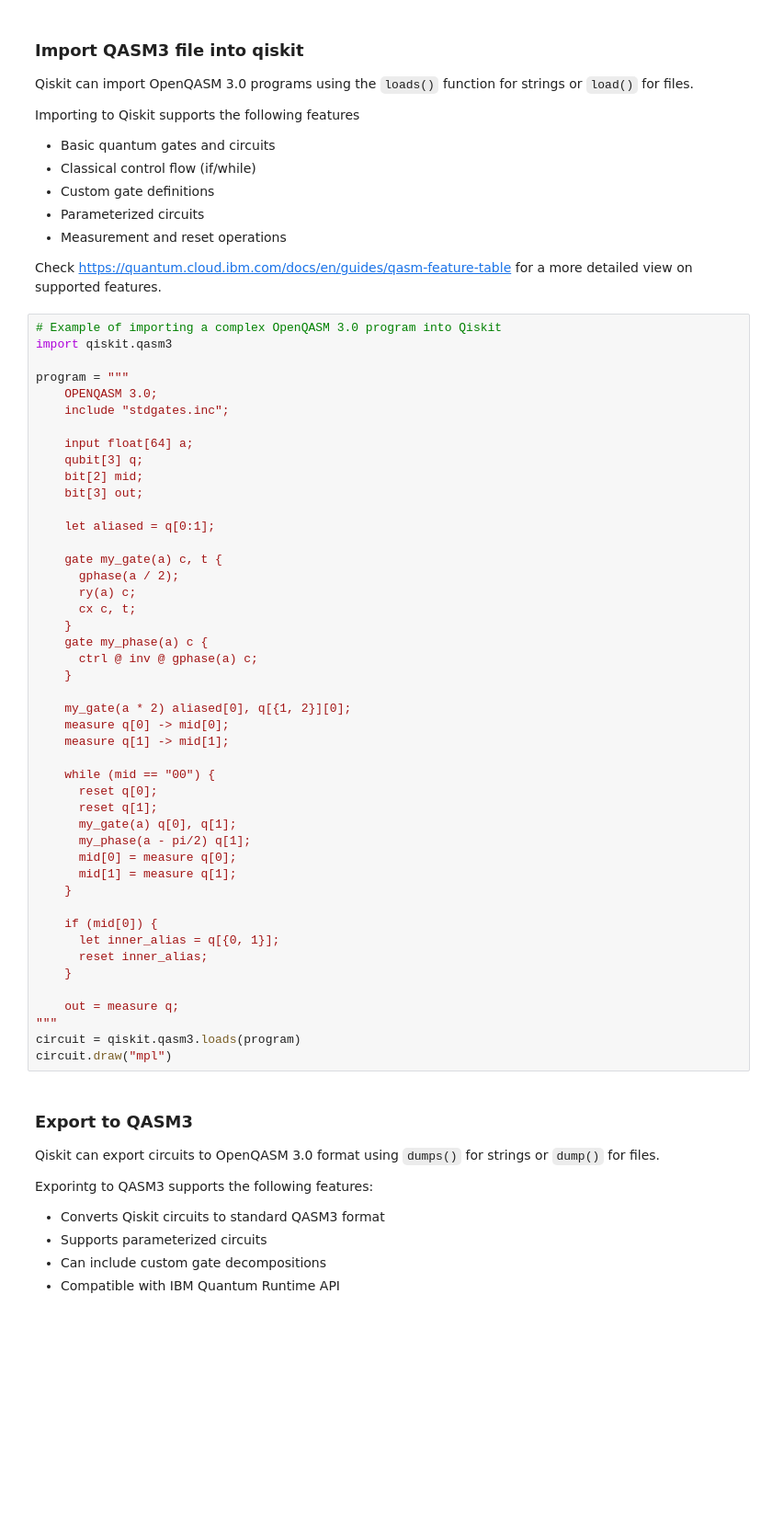
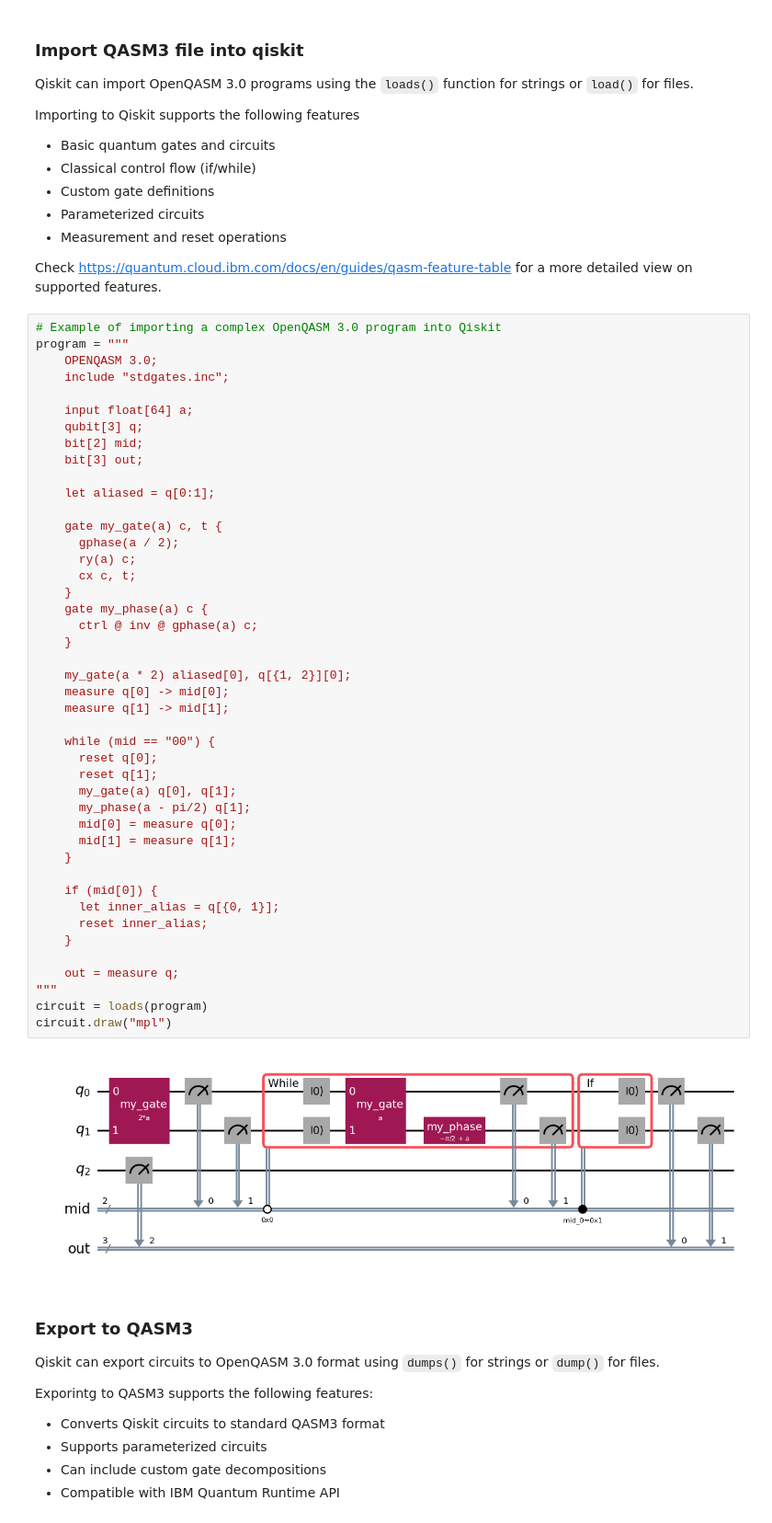
Before and after one commit to kibrahim757/qiskit_2x_certification_exam_tutorial, a Jupyter notebook: Section_8_Operate_WITH_OpenQASM/2_and_3_Interoperate_QASM_QISKIT.ipynb, the cells around one changed output. Shown at 92% size. Saved outputs shown, nothing was run; the diff lists cells and outputs as text; blank space fills up the shorter version.

```diff
--- a/Section_8_Operate_WITH_OpenQASM/2_and_3_Interoperate_QASM_QISKIT.ipynb
+++ b/Section_8_Operate_WITH_OpenQASM/2_and_3_Interoperate_QASM_QISKIT.ipynb
@@ -207,8 +228,6 @@ Importing to Qiskit supports the following features
 Check https://quantum.cloud.ibm.com/docs/en/guides/qasm-feature-table for a more detailed view on supported features.
 # %%
 # Example of importing a complex OpenQASM 3.0 program into Qiskit
-import qiskit.qasm3
-
 program = """
     OPENQASM 3.0;
     include "stdgates.inc";
@@ -223,34 +242,36 @@ program = """
     gate my_gate(a) c, t {
       gphase(a / 2);
       ry(a) c;
       cx c, t;
     }
     gate my_phase(a) c {
       ctrl @ inv @ gphase(a) c;
     }
 
     my_gate(a * 2) aliased[0], q[{1, 2}][0];
     measure q[0] -> mid[0];
     measure q[1] -> mid[1];
 
     while (mid == "00") {
       reset q[0];
       reset q[1];
       my_gate(a) q[0], q[1];
       my_phase(a - pi/2) q[1];
       mid[0] = measure q[0];
       mid[1] = measure q[1];
     }
 
     if (mid[0]) {
       let inner_alias = q[{0, 1}];
       reset inner_alias;
     }
 
     out = measure q;
 """
-circuit = qiskit.qasm3.loads(program)
+circuit = loads(program)
 circuit.draw("mpl")
+# %% [output]
+[figure, added]
 # %% [markdown]
 ### Export to QASM3
 
```
Also changed, not shown: parts of 13 cells of this notebook, 3 other files.
